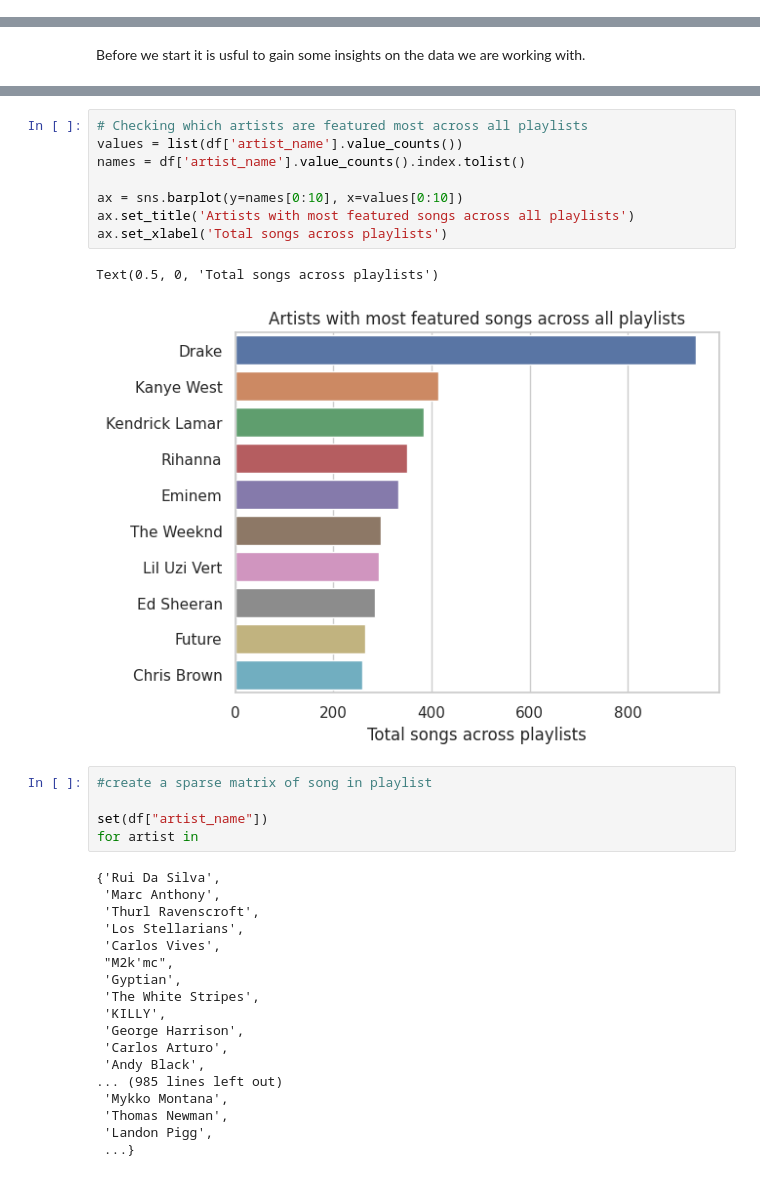
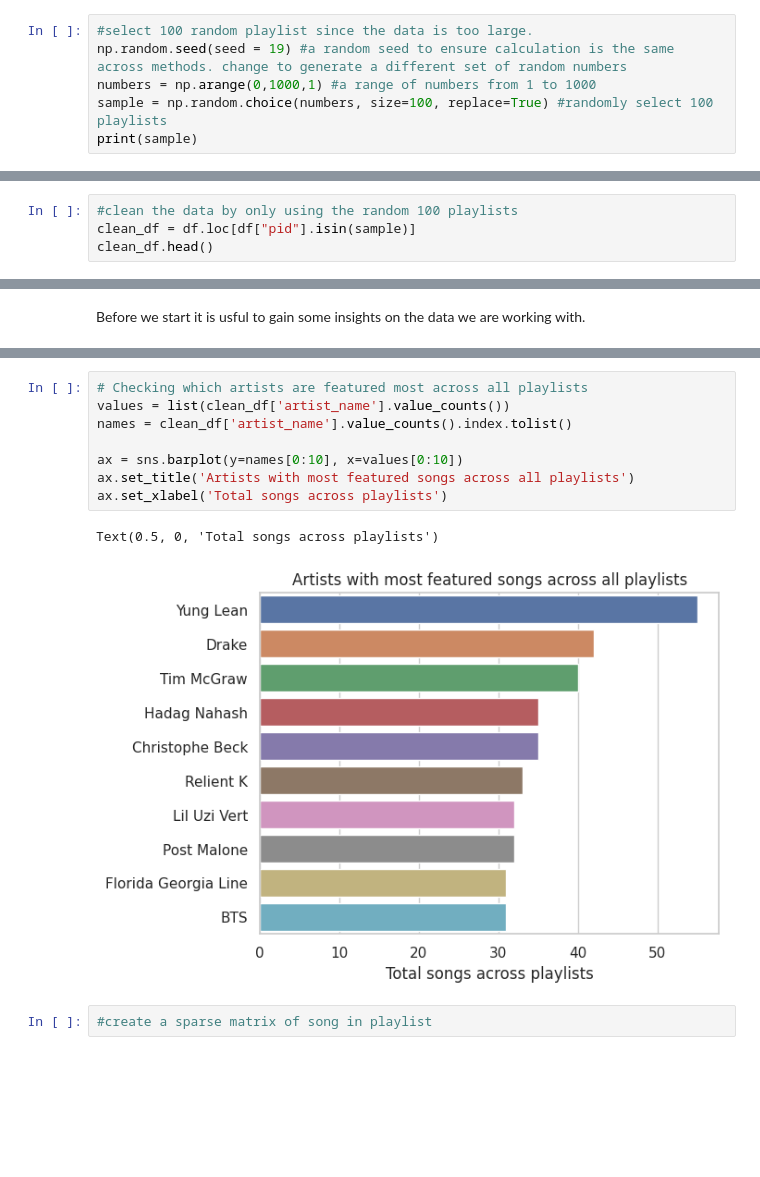
Before and after one commit to Ruby-L-i-n/CSDS234_FinalProject, a Jupyter notebook: SpotifyPlaylist.ipynb, the cells around one changed output, grey strips where cells are left out. Drawn from its saved outputs; the diff is of its cells as text; blank space fills up the shorter version.

```diff
--- a/SpotifyPlaylist.ipynb
+++ b/SpotifyPlaylist.ipynb
@@ -16,3 +16,9 @@ pd.set_option('display.width', 1500)
 pd.set_option('display.max_columns', 100)
 # %% [markdown]
 ###Reading Json File
+# %%
+#select 100 random playlist since the data is too large.
+np.random.seed(seed = 19) #a random seed to ensure calculation is the same across methods. change to generate a different set of random numbers
+numbers = np.arange(0,1000,1) #a range of numbers from 1 to 1000
+sample = np.random.choice(numbers, size=100, replace=True) #randomly select 100 playlists
+print(sample)
@@ -61,3 +74,7 @@ df.head(10)
 | 7 | 0 | Throwbacks | false | 1493424000 | 52 | 47 | 1 | 0 | ... |
 | 8 | 0 | Throwbacks | false | 1493424000 | 52 | 47 | 1 | 0 | ... |
 | 9 | 0 | Throwbacks | false | 1493424000 | 52 | 47 | 1 | 0 | ... |
+# %%
+#clean the data by only using the random 100 playlists
+clean_df = df.loc[df["pid"].isin(sample)]
+clean_df.head()
@@ -74,34 +103,13 @@ pyplot.show()
 # %%
 # Checking which artists are featured most across all playlists
-values = list(df['artist_name'].value_counts())
-names = df['artist_name'].value_counts().index.tolist()
+values = list(clean_df['artist_name'].value_counts())
+names = clean_df['artist_name'].value_counts().index.tolist()
 
 ax = sns.barplot(y=names[0:10], x=values[0:10])
 ax.set_title('Artists with most featured songs across all playlists')
 ax.set_xlabel('Total songs across playlists')
 # %% [output]
 Text(0.5, 0, 'Total songs across playlists')
-[figure, old version]
+[figure, new version]
 # %%
 #create a sparse matrix of song in playlist
-
-set(df["artist_name"])
-for artist in
-# %% [output]
-{'Rui Da Silva',
- 'Marc Anthony',
- 'Thurl Ravenscroft',
- 'Los Stellarians',
- 'Carlos Vives',
- "M2k'mc",
- 'Gyptian',
- 'The White Stripes',
- 'KILLY',
- 'George Harrison',
- 'Carlos Arturo',
- 'Andy Black',
-... (985 lines left out)
- 'Mykko Montana',
- 'Thomas Newman',
- 'Landon Pigg',
- ...}
```
Also changed, not shown: parts of 4 cells of this notebook.
